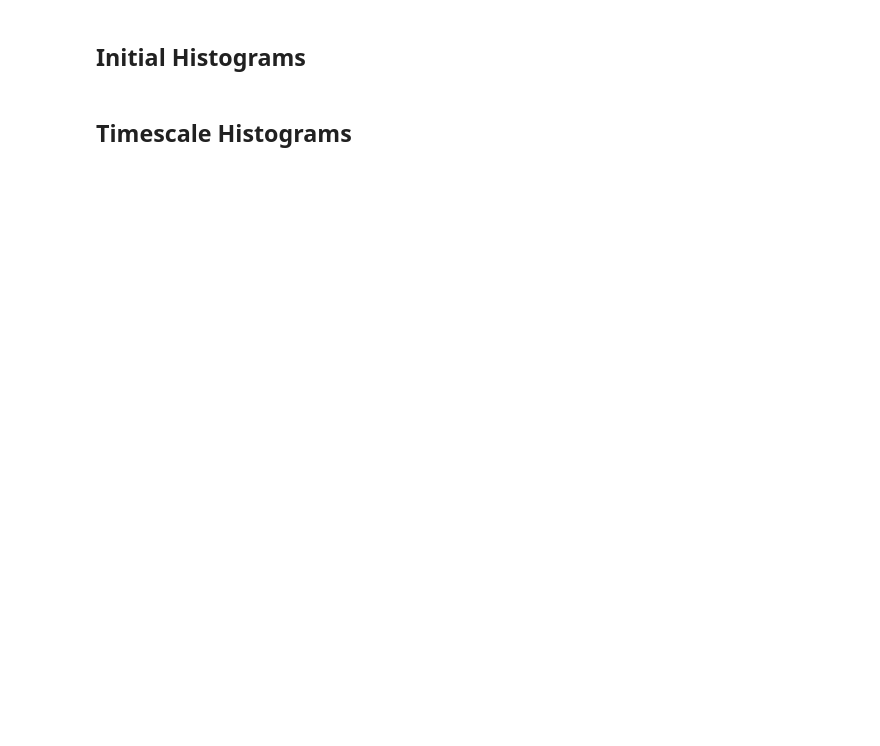
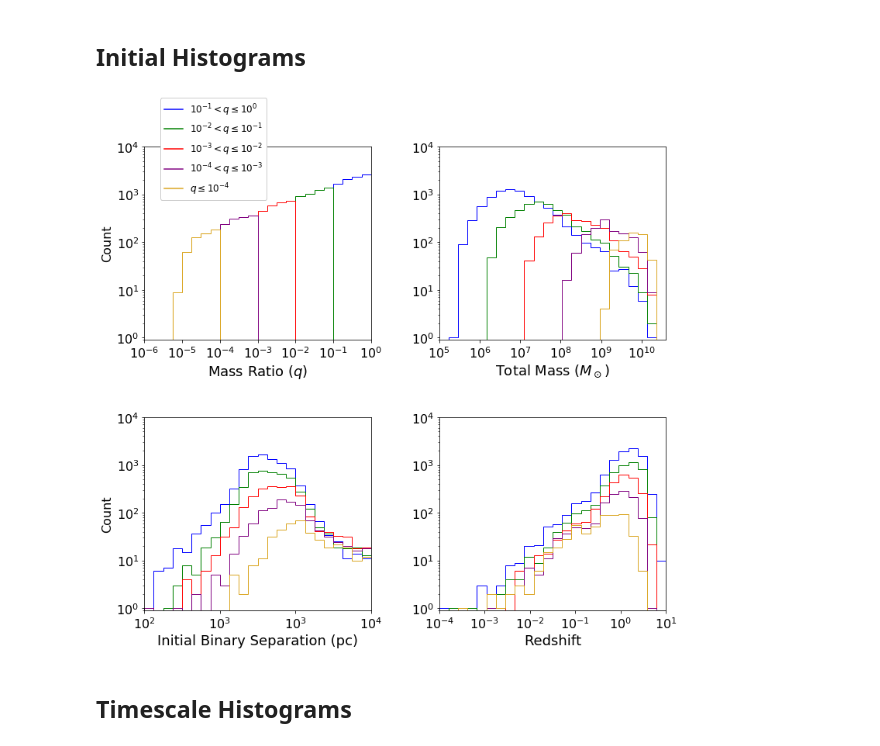
Before and after one commit to mikekatz04/Illustris_LISA_paper, a Jupyter notebook: code/paper_plots.ipynb, the cells around one changed output. Saved outputs shown, nothing was run; the diff lists cells and outputs as text; code cells hidden in the pictures; blank space fills up the shorter version.

```diff
--- a/code/paper_plots.ipynb
+++ b/code/paper_plots.ipynb
@@ -349,7 +386,7 @@ fig.savefig('figures/sensitivity_curves.png', dpi=200)
 # %% [markdown]
 ## Initial Histograms
 # %%
-data = np.genfromtxt('simulation_input_data.txt', names=True)
+data = np.genfromtxt('simulation_input_data_lzk.txt', names=True)
 
 m1 = data['mass_new_prev_in']
 m2 = data['mass_new_prev_out']
@@ -416,33 +453,35 @@ legend = ax[0].legend(bbox_to_anchor=[0.05, 0.7],ncol=1, prop={'size':12}, fancy
 ax[0].set_xlabel(r'Mass Ratio ($q$)', fontsize=xlabelfontsize)
 ax0_xticks = [-6.0,-5.0, -4.0, -3.0, -2.0, -1.0, 0.0]
 ax[0].set_xticks(ax0_xticks)
 ax[0].set_xticklabels([r'$10^{%i}$'%int(i) for i in ax0_xticks], fontsize=xtickfontsize)
 
 ax[1].set_xlabel(r'Total Mass ($M_\odot$)', fontsize=xlabelfontsize)
 ax1_xticks = [5.0, 6.0,7.0, 8.0, 9.0, 10.0]
 ax[1].set_xticks(ax1_xticks)
 ax[1].set_xticklabels([r'$10^{%i}$'%int(i) for i in ax1_xticks], fontsize=xtickfontsize)
 
 ax[2].set_xlabel('Initial Binary Separation (pc)', fontsize=xlabelfontsize)
 ax2_xticks = [2.5, 3.0,3.5, 4.0]
 ax[2].set_xticks(ax2_xticks)
 ax[2].set_xticklabels([r'$10^{%.1g}$'%int(i) for i in ax2_xticks], fontsize=xtickfontsize)
 
 ax[3].set_xlabel('Redshift', fontsize=xlabelfontsize)
 ax3_xticks = [-4.0, -3.0, -2.0, -1.0, 0.0, 1.0]
 ax[3].set_xticks(ax3_xticks)
 ax[3].set_xticklabels([r'$10^{%i}$'%int(i) for i in ax3_xticks], fontsize=xtickfontsize)
 
 yticks = np.linspace(0.0,4.0, 5)
 
 for w in range(4):
     ax[w].set_yticks(10**yticks)
     ax[w].set_yticklabels([r'$10^{%i}$'%int(i) for i in yticks], fontsize=16)
 
 ax[0].set_ylabel('Count', fontsize=16)
 ax[2].set_ylabel('Count', fontsize=16)
 plt.subplots_adjust(left = 0.1, right=0.95, hspace=0.4, wspace = 0.3)
 fig.savefig('figures/initial_parameter_hists.png', dpi = 200)
+# %% [output]
+[figure, added]
 # %% [markdown]
 ## Timescale Histograms
 # %%
```
Also changed, not shown: parts of 9 cells of this notebook, 11 other files.
